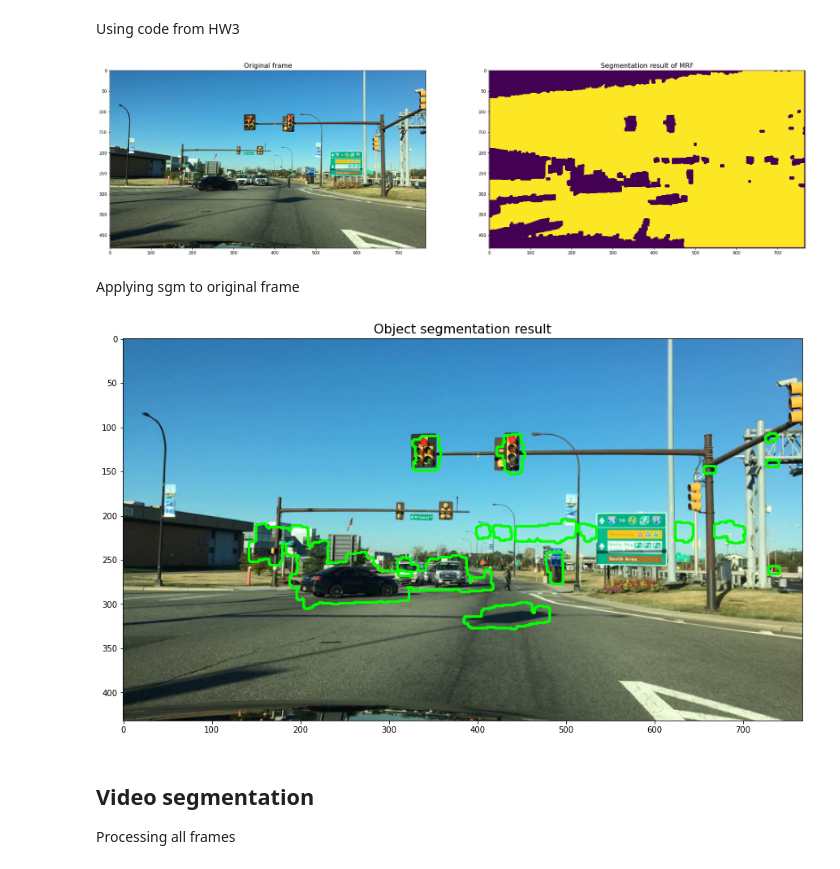
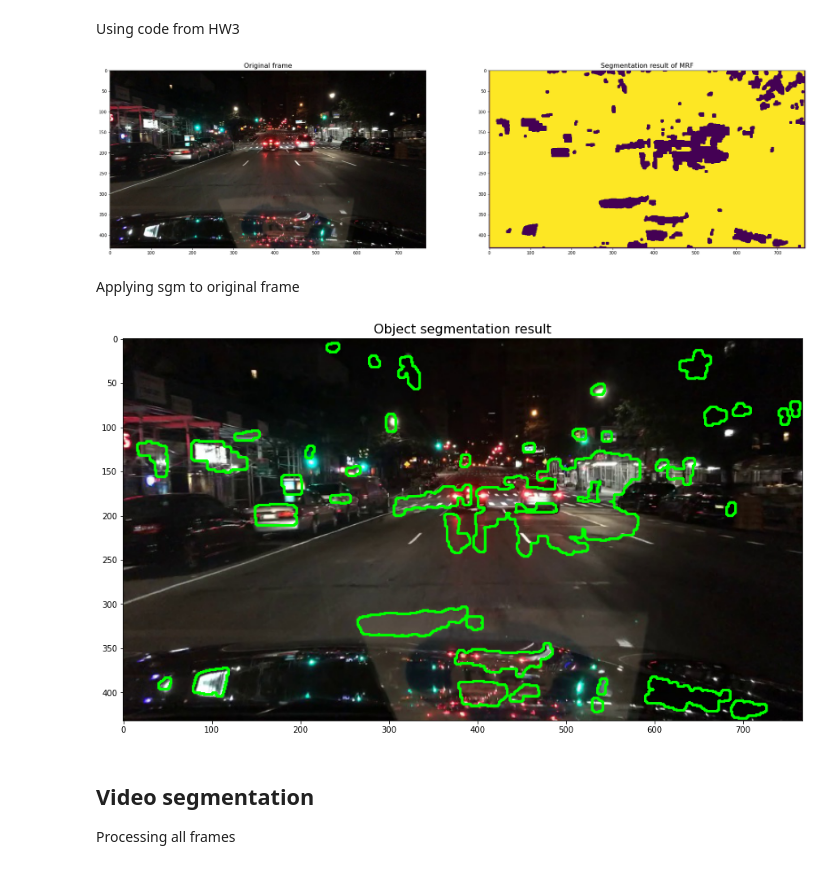
Before and after one commit to fchsieh/School-Projects, a Jupyter notebook: CS216-Image-Understanding/Project/final_proj.ipynb, the cells around one changed output. Cells and saved outputs as stored; diff of their text form; code cells hidden in the pictures.

```diff
--- a/CS216-Image-Understanding/Project/final_proj.ipynb
+++ b/CS216-Image-Understanding/Project/final_proj.ipynb
@@ -45,7 +45,7 @@ FPS = 30
 # %% [markdown]
 ## Video segmentation with MRF
 # %%
-folder = "./data_frame/day/"
+folder = "./data_frame/night2//"
 # %%
 def get_all_frames(folder):
     frames = []
@@ -147,17 +147,17 @@ def get_segment(frame, bg, fg, lambda_=0.5):
     cv2.drawContours(sgm_img, contours, -1, (0, 255, 0), 2)
     return sgm_img
 # %%
-example = frames[511]
+example = frames[410]
 example = cv2.cvtColor(example, cv2.COLOR_BGR2RGB)
 sgm_example = get_segment(example, bg, fg, lambda_=0.5)
 fig, ax = plt.subplots(1, 2, figsize=(30, 10))
 ax[0].imshow(example)
 ax[0].set_title("Original frame", size=16)
 ax[1].imshow(sgm_example, interpolation='none')
 ax[1].set_title("Segmentation result of MRF", size=16)
 plt.show()
 # %% [output]
-[figure, old version]
+[figure, new version]
 # %% [markdown]
 Applying sgm to original frame
 # %%
@@ -173,7 +173,7 @@ plt.imshow(ex_with_contour)
 plt.title("Object segmentation result", size=16)
 plt.show()
 # %% [output]
-[figure, old version]
+[figure, new version]
 # %% [markdown]
 ## Video segmentation
 Processing all frames
```
Also changed, not shown: 2 other files.
